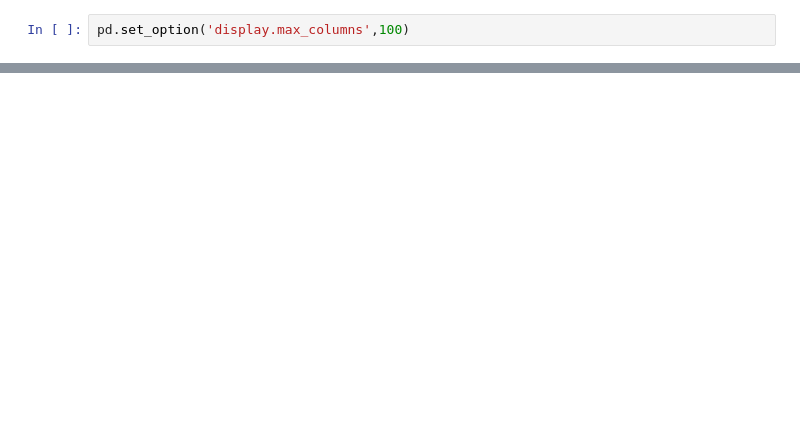
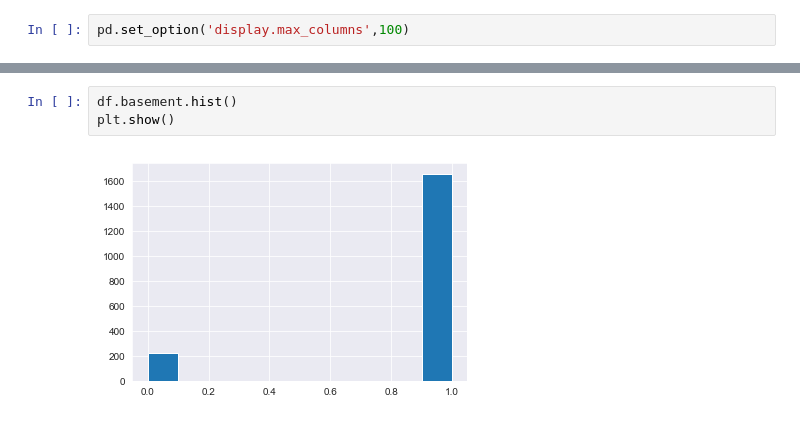
Before and after one commit to CosmoRoll/test102, a Jupyter notebook: Regression Project/Regression Project.ipynb, the cells around one changed output, grey strips where cells are left out. Saved outputs shown, nothing was run; the diff lists cells and outputs as text; blank space fills up the shorter version.

```diff
--- a/Regression Project/Regression Project.ipynb
+++ b/Regression Project/Regression Project.ipynb
@@ -163,0 +134,5 @@ Name: lot_size, dtype: float64
+# %%
+df.basement.hist()
+plt.show()
+# %% [output]
+[figure, added]
```
Also changed, not shown: parts of 102 cells of this notebook, 4 other files.
